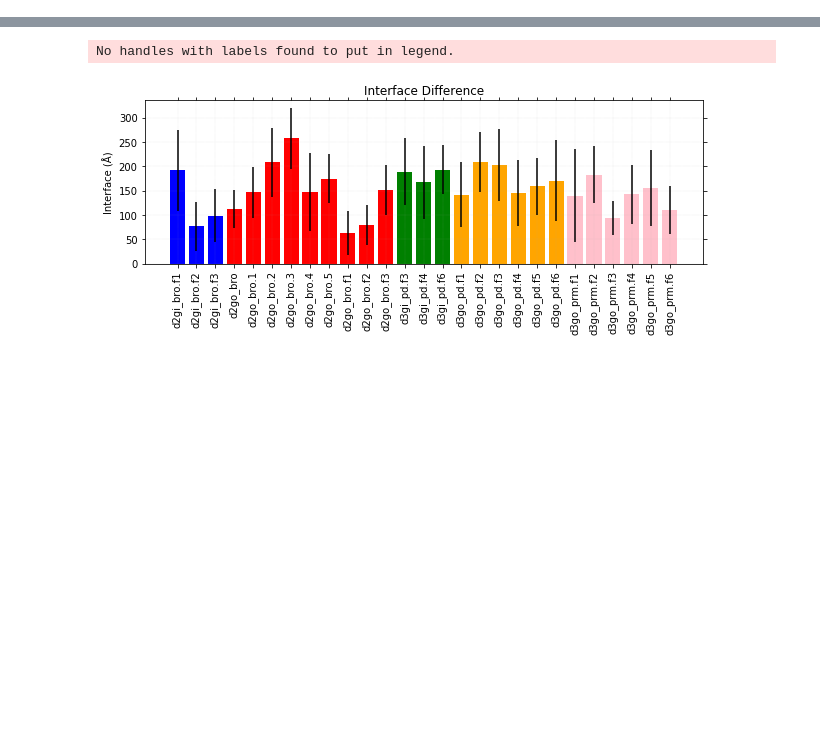
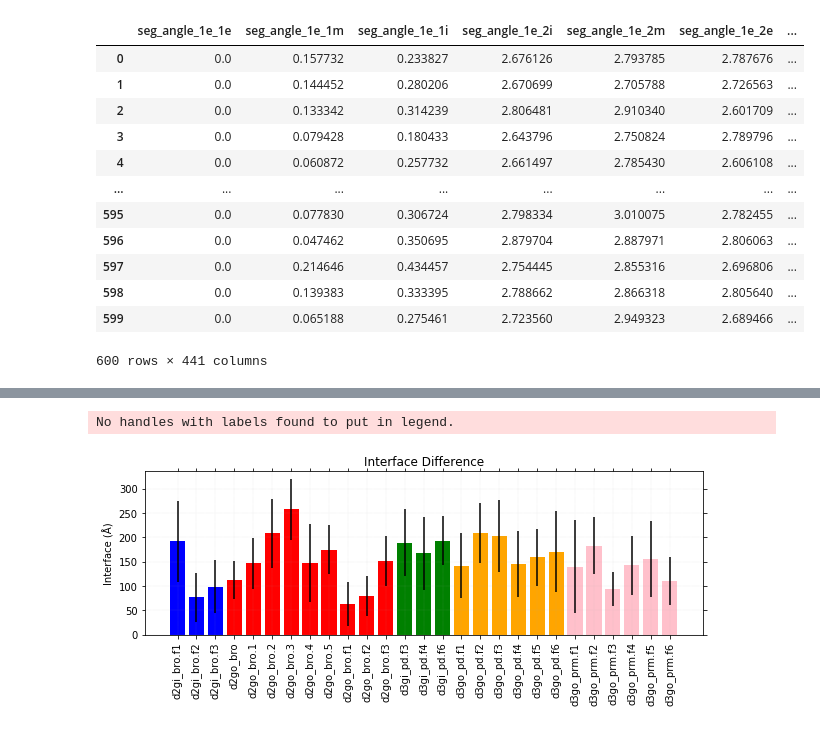
Before and after one commit to brucekhlee/ace, a Jupyter notebook: tutorial/dx_g_cpx/check_interface_v2.ipynb, the cells around one changed output, grey strips where cells are left out. Saved outputs shown, nothing was run; the diff lists cells and outputs as text; code cells hidden in the pictures; blank space fills up the shorter version.

```diff
--- a/tutorial/dx_g_cpx/check_interface_v2.ipynb
+++ b/tutorial/dx_g_cpx/check_interface_v2.ipynb
@@ -167,0 +158,20 @@ temp.iloc[temp[temp["t"]>=2].index]
+# %%
+output_dir_root="/home/khlee/desmond/output/d2gi/bro/d2gi_bro.f1"
+t = np.loadtxt(output_dir_root+'/ene/time.dat')
+output_dir=output_dir_root+"/output"
+df = pd.read_hdf(output_dir+'/df_seg_angle_rec_rec.hdf','df')
+df
+# %% [output]
+|  | seg_angle_1e_1e | seg_angle_1e_1m | seg_angle_1e_1i | seg_angle_1e_2i | seg_angle_1e_2m | seg_angle_1e_2e | ... |
+| 0 | 0.0 | 0.157732 | 0.233827 | 2.676126 | 2.793785 | 2.787676 | ... |
+| 1 | 0.0 | 0.144452 | 0.280206 | 2.670699 | 2.705788 | 2.726563 | ... |
+| 2 | 0.0 | 0.133342 | 0.314239 | 2.806481 | 2.910340 | 2.601709 | ... |
+| 3 | 0.0 | 0.079428 | 0.180433 | 2.643796 | 2.750824 | 2.789796 | ... |
+| 4 | 0.0 | 0.060872 | 0.257732 | 2.661497 | 2.785430 | 2.606108 | ... |
+| ... | ... | ... | ... | ... | ... | ... | ... |
+| 595 | 0.0 | 0.077830 | 0.306724 | 2.798334 | 3.010075 | 2.782455 | ... |
+| 596 | 0.0 | 0.047462 | 0.350695 | 2.879704 | 2.887971 | 2.806063 | ... |
+| 597 | 0.0 | 0.214646 | 0.434457 | 2.754445 | 2.855316 | 2.696806 | ... |
+| 598 | 0.0 | 0.139383 | 0.333395 | 2.788662 | 2.866318 | 2.805640 | ... |
+| 599 | 0.0 | 0.065188 | 0.275461 | 2.723560 | 2.949323 | 2.689466 | ... |
+600 rows × 441 columns
```
Also changed, not shown: parts of 8 cells of this notebook.
